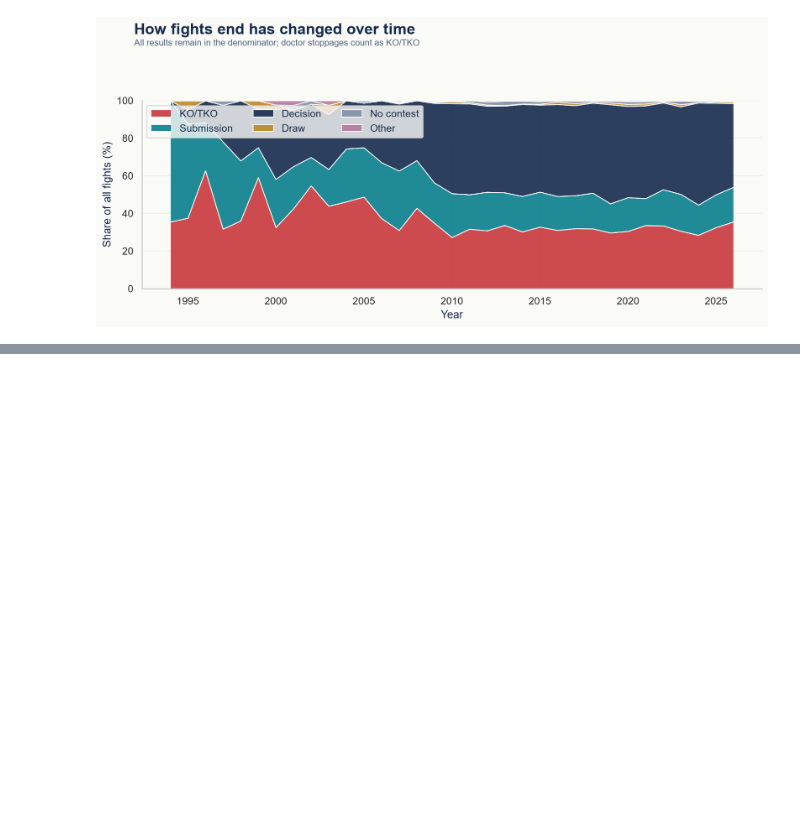
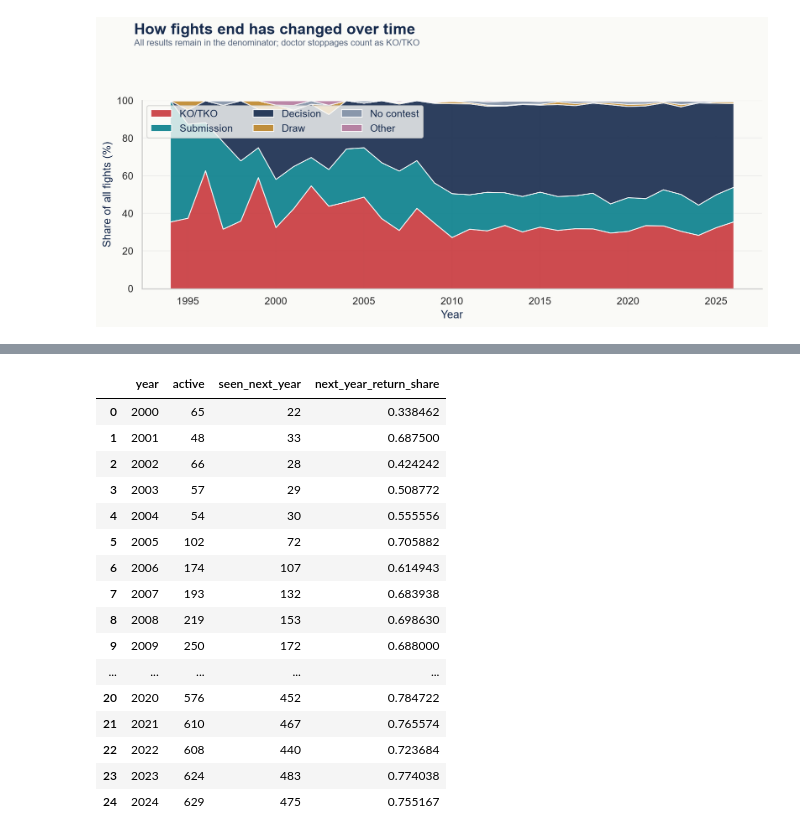
Before and after one commit to DQuanBui/UFC_Fights_Analysis, a Jupyter notebook: notebooks/03_eda_ufc_history.ipynb, the cells around one changed output, grey strips where cells are left out. Saved outputs shown, nothing was run; the diff lists cells and outputs as text; code cells hidden in the pictures; blank space fills up the shorter version.

```diff
--- a/notebooks/03_eda_ufc_history.ipynb
+++ b/notebooks/03_eda_ufc_history.ipynb
@@ -156,0 +233,20 @@ show(outcome_chart(fights))
+# %%
+display(deep_tables['deep_annual_return'])
+# %% [output]
+|  | year | active | seen_next_year | next_year_return_share |
+| 0 | 2000 | 65 | 22 | 0.338462 |
+| 1 | 2001 | 48 | 33 | 0.687500 |
+| 2 | 2002 | 66 | 28 | 0.424242 |
+| 3 | 2003 | 57 | 29 | 0.508772 |
+| 4 | 2004 | 54 | 30 | 0.555556 |
+| 5 | 2005 | 102 | 72 | 0.705882 |
+| 6 | 2006 | 174 | 107 | 0.614943 |
+| 7 | 2007 | 193 | 132 | 0.683938 |
+| 8 | 2008 | 219 | 153 | 0.698630 |
+| 9 | 2009 | 250 | 172 | 0.688000 |
+| ... | ... | ... | ... | ... |
+| 20 | 2020 | 576 | 452 | 0.784722 |
+| 21 | 2021 | 610 | 467 | 0.765574 |
+| 22 | 2022 | 608 | 440 | 0.723684 |
+| 23 | 2023 | 624 | 483 | 0.774038 |
+| 24 | 2024 | 629 | 475 | 0.755167 |
```
Also changed, not shown: parts of 5 cells of this notebook, 8 other files.
